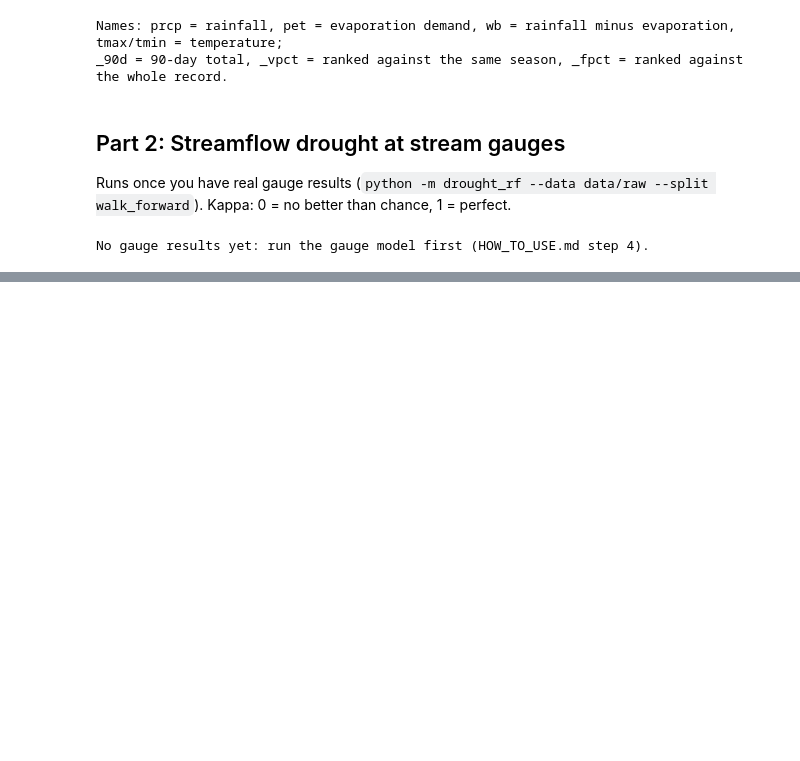
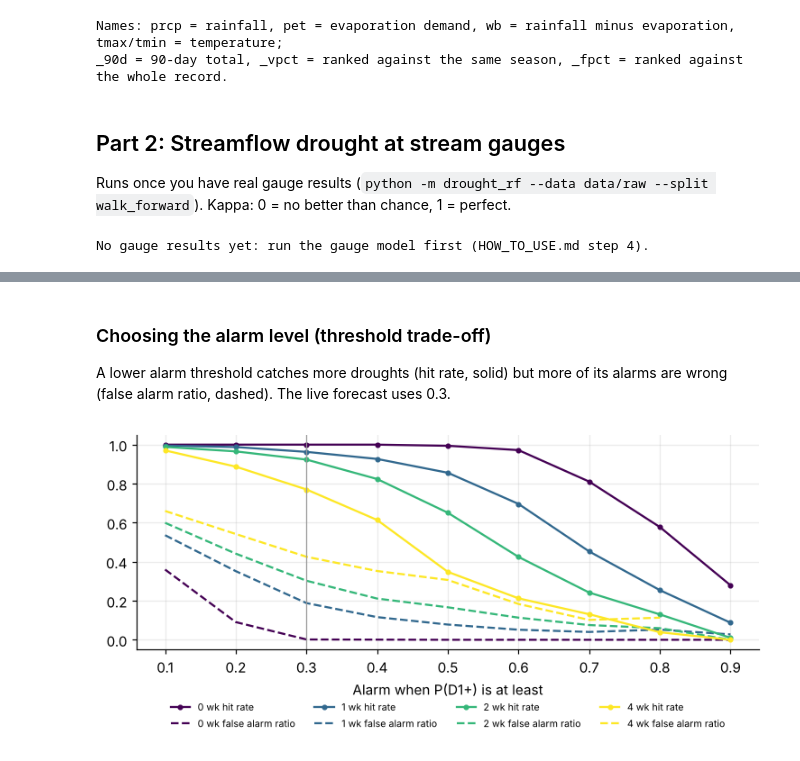
Before and after one commit to wchoo30/YPI-test, a Jupyter notebook: drought_rf/results.ipynb, the cells around one changed output, grey strips where cells are left out. Cells and saved outputs as stored; diff of their text form; code cells hidden in the pictures; blank space fills up the shorter version.

```diff
--- a/drought_rf/results.ipynb
+++ b/drought_rf/results.ipynb
@@ -158,0 +208,16 @@ No gauge results yet: run the gauge model first (HOW_TO_USE.md step 4).
+# %% [markdown]
+### Choosing the alarm level (threshold trade-off)
+
+A lower alarm threshold catches more droughts (hit rate, solid) but more of its alarms are wrong (false alarm ratio, dashed). The live forecast uses 0.3.
+# %%
+th = pd.read_csv(SC / "usdm_thresholds.csv")
+th = th[th.model == "rf_weather_plus_now"]
+fig, ax = plt.subplots(figsize=(7, 3.4))
+for i, (lead, g) in enumerate(th.groupby("lead_weeks")):
+    c = plt.cm.viridis(i / max(1, th.lead_weeks.nunique() - 1))
+    ax.plot(g.threshold, g.hit_rate, "-o", color=c, ms=3, label=f"{lead} wk hit rate")
+    ax.plot(g.threshold, g.false_alarm_ratio, "--", color=c, label=f"{lead} wk false alarm ratio")
+ax.axvline(0.3, color="#999", lw=.8); ax.set_xlabel("Alarm when P(D1+) is at least"); ax.legend(fontsize=7, ncol=4, frameon=False, loc="upper center", bbox_to_anchor=(0.5, -0.2))
+plt.tight_layout(); plt.show()
+# %% [output]
+[figure, added]
```
Also changed, not shown: parts of 9 cells of this notebook, 9 other files.
